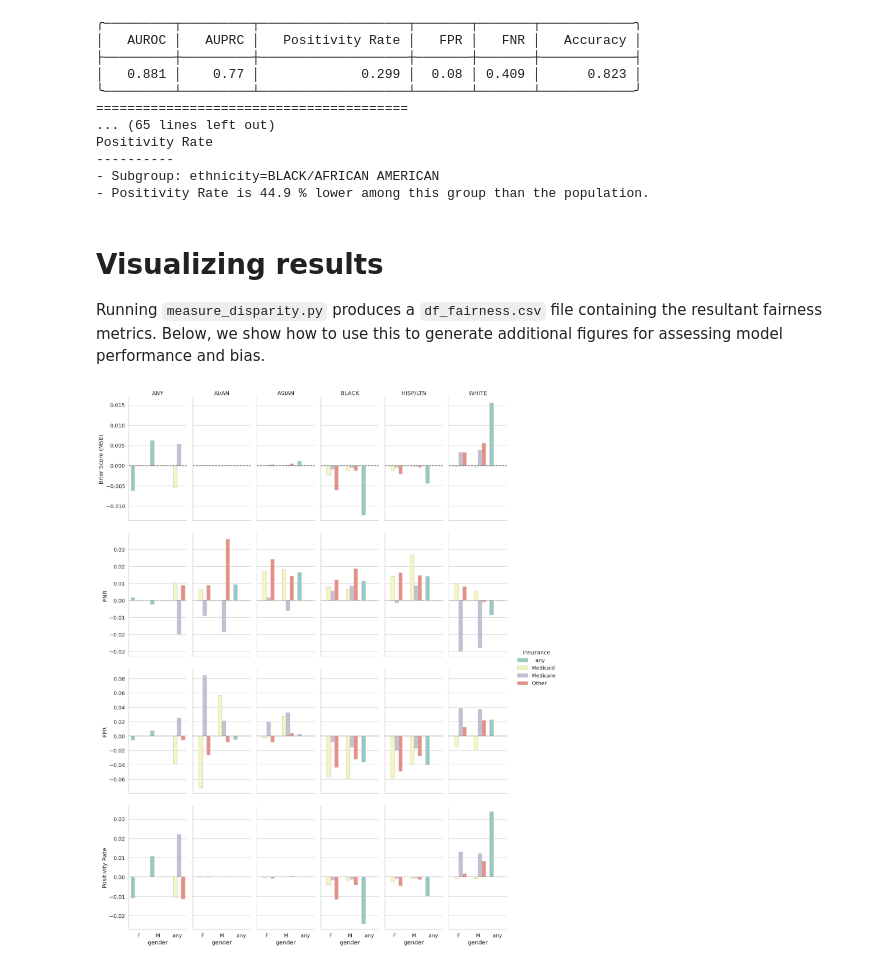
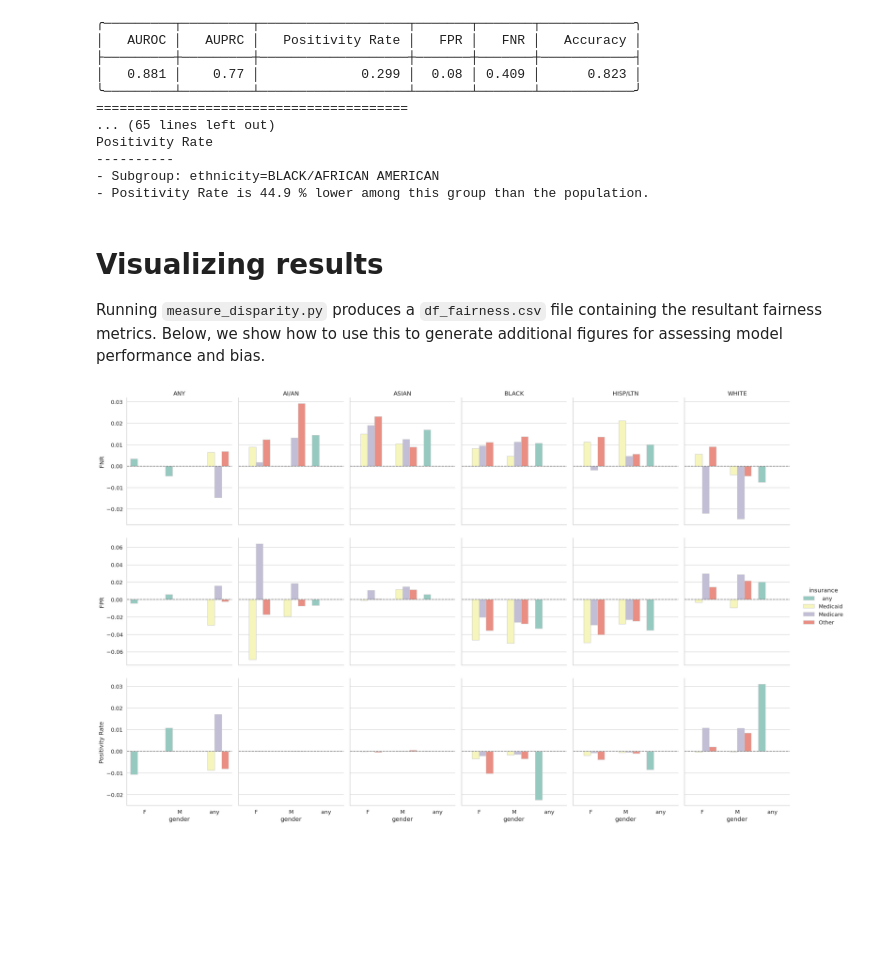
Before and after one commit to cavalab/interfair, a Jupyter notebook: demo_measure_disparity.ipynb, the cells around one changed output. Drawn from its saved outputs; the diff is of its cells as text; code cells hidden in the pictures; blank space fills up the shorter version.

```diff
--- a/demo_measure_disparity.ipynb
+++ b/demo_measure_disparity.ipynb
@@ -24,15 +24,18 @@ Positivity Rate
 ----------
 - Subgroup: ethnicity=BLACK/AFRICAN AMERICAN
 - Positivity Rate is 44.9 % lower among this group than the population.
-# %% [markdown]
-# Visualizing results
-
-Running `measure_disparity.py` produces a `df_fairness.csv` file containing the resultant fairness metrics. Below, we show how to use this to generate additional figures for assessing model performance and bias.
+# %% [markdown]
+# Visualizing results
+
+Running `measure_disparity.py` produces a `df_fairness.csv` file containing the resultant fairness metrics. Below, we show how to use this to generate additional figures for assessing model performance and bias.
 # %%
 df_fairness = pd.read_csv('df_fairness.csv')
-df_plt = df_fairness.melt(
-    id_vars = ['insurance','ethnicity','gender']
-)
+df_plt = (df_fairness
+          .melt(
+              id_vars = ['insurance','ethnicity','gender']
+          )
+         )
+df_plt = df_plt.loc[~df_plt.variable.str.contains('Brier')]
 df_fairness
 import seaborn as sns
 sns.set_theme(style='whitegrid',font_scale=1.2)
@@ -42,33 +45,33 @@ g = sns.catplot(
     edgecolor="0.8",
     data=df_plt,
     row='variable',
     col='ethnicity',
     x='gender',
     hue='insurance',
     y='value',
     sharey='row',
-    aspect=0.5,
+    aspect=0.8,
     palette='Set3'
 )
 
 g.refline(y=0)
 # g.set_titles(template='{col_name}')
 nice_cols = {
 'AMERICAN INDIAN/ALASKA NATIVE':'AI/AN',
     'BLACK/AFRICAN AMERICAN':'BLACK',
     'HISPANIC/LATINO':'HISP/LTN',
     'WHITE':'WHITE',
     '  any  ':'ANY',
     'ASIAN':'ASIAN'
 }
 for (row,col),ax in g.axes_dict.items():
     if 'any' in col:
         ax.set_ylabel(row)
-    if 'Brier' in row:
+    if row == 'FNR':
         ax.set_title(nice_cols[col])
     else:
         ax.set_title('')
 
 # g.figure.subplots_adjust(wspace=0, hspace=0)
 # %% [output]
-[figure, old version]
+[figure, new version]
```
Also changed, not shown: 2 other files.
